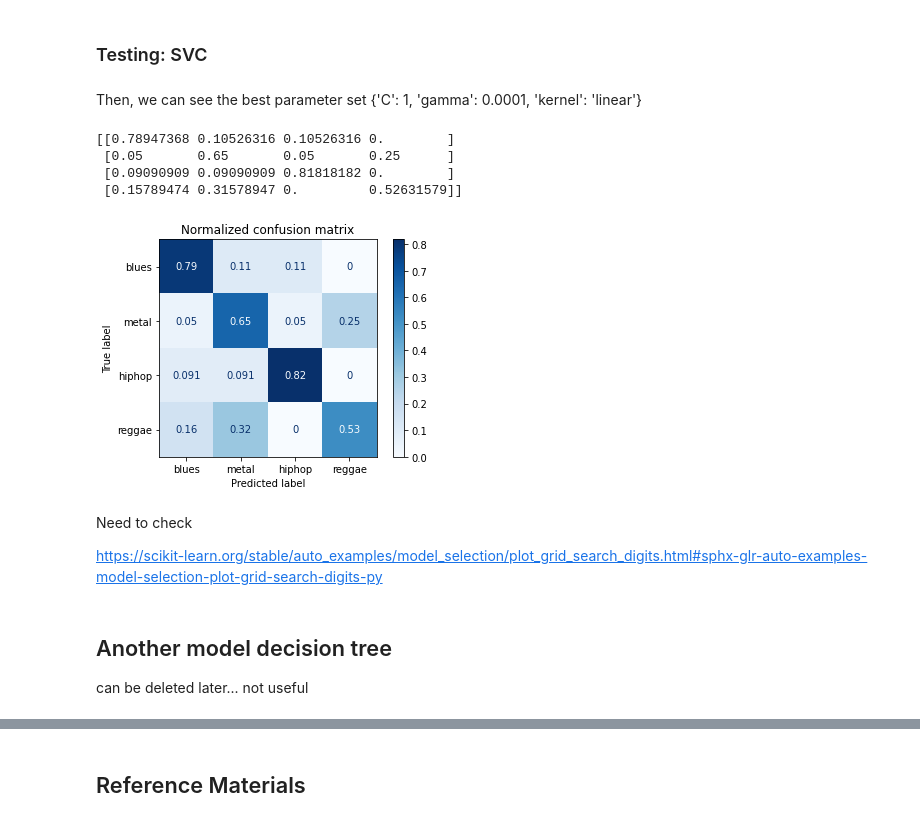
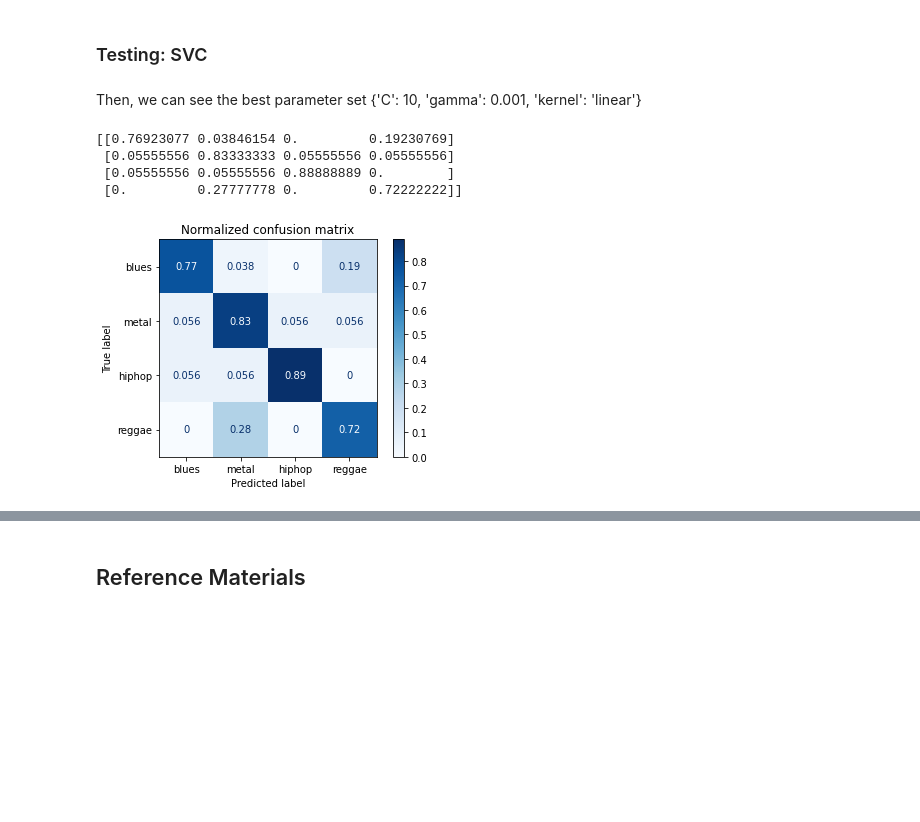
Before and after one commit to yilin10/MusicalGenreClassification, a Jupyter notebook: Assignment1.ipynb, the cells around one changed output, grey strips where cells are left out. Saved outputs shown, nothing was run; the diff lists cells and outputs as text; code cells hidden in the pictures; blank space fills up the shorter version.

```diff
--- a/Assignment1.ipynb
+++ b/Assignment1.ipynb
@@ -268,20 +261,0 @@ for each in genre_analysis_list:
-# %%
-# plot
-for each in genre_analysis_list:
-    figure = plt.figure(figsize=(16, 6))
-    plt.subplot(1,2,1)
-    plt.imshow(show_mfcc_dict[each], origin='lower', aspect='auto')
-    plt.xlabel('Time')
-    plt.ylabel('MFCC coefficients')
-    plt.title('MFCC (coefficients 0 to 13) for: Genre {}'.format(each))
-    plt.colorbar()
-    plt.tight_layout()
-
-    mfcc_upper = show_mfcc_dict[each][4:]
-    plt.subplot(1,2,2)
-    plt.imshow(mfcc_upper, origin='lower', aspect='auto')
-    plt.title('MFCC (coefficients 4 to 13) for: Genre {}'.format(each))
-    plt.xlabel('Time')
-    plt.ylabel('MFCC coefficients')
-    plt.colorbar()
-    plt.tight_layout()
@@ -580,0 +545,4 @@ features_value
+# %%
+#import sklearn.preprocessing as preprocessing
+features_rescaled = pd.DataFrame(preprocessing.scale(features_value), columns=features_value.columns, index=features_value.index)
+features_rescaled.to_csv('./re_features.csv',sep = '\t', index = False)
@@ -684,7 +666,7 @@ So we can use  **sklearn.feature_selection module** to check some useless featur
 # %%
 from sklearn.feature_selection import VarianceThreshold
 # Remove features with low variance
-X_t1 = features_value
+X_t1 = features_rescaled
 
 sel = VarianceThreshold(threshold=(.8 * (1 - .8)))
 X_del_useless_feature = sel.fit_transform(X_t1)
@@ -898,7 +876,7 @@ Check the result
 ### Testing: KNN
 So we can use the best parameter for training
 # %%
-kClassifier = neighbors.KNeighborsClassifier(n_neighbors=7, weights = 'distance',p =1)
+kClassifier = neighbors.KNeighborsClassifier(n_neighbors=5, weights = 'distance',p =2)
 kClassifier.fit(X_train,y_train)
 
 predictedTestLabels = kClassifier.predict(X_test)
@@ -1029,33 +1005,26 @@ weighted avg       0.70      0.70      0.70        80
 ### Testing: SVC
 # %% [markdown]
 Then, we can see the best parameter set
-{'C': 1, 'gamma': 0.0001, 'kernel': 'linear'}
+{'C': 10, 'gamma': 0.001, 'kernel': 'linear'}
 # %%
 from sklearn.metrics import plot_confusion_matrix
 # plot confusion matrix
 title = "Normalized confusion matrix"
-clf = svm.SVC(C=1.0,kernel ='linear')
+clf = svm.SVC(C=1000.0,kernel ='rbf',gamma= 0.0001,)
 clf.fit(X, Y)
 disp = plot_confusion_matrix(clf,X_test, y_test,
                                  display_labels=genre_analysis_list, # genre names list
                                  cmap=plt.cm.Blues,
                                  normalize='true')
 disp.ax_.set_title(title)
 
 print()
 print(disp.confusion_matrix)
 
 plt.show()
 # %% [output]
-[[0.78947368 0.10526316 0.10526316 0.        ]
- [0.05       0.65       0.05       0.25      ]
- [0.09090909 0.09090909 0.81818182 0.        ]
- [0.15789474 0.31578947 0.         0.52631579]]
+[[0.76923077 0.03846154 0.         0.19230769]
+ [0.05555556 0.83333333 0.05555556 0.05555556]
+ [0.05555556 0.05555556 0.88888889 0.        ]
+ [0.         0.27777778 0.         0.72222222]]
-[figure, old version]
+[figure, new version]
-# %% [markdown]
-Need to check
-
-https://scikit-learn.org/stable/auto_examples/model_selection/plot_grid_search_digits.html#sphx-glr-auto-examples-model-selection-plot-grid-search-digits-py
-# %% [markdown]
-## Another model decision tree
-can be deleted later... not useful
```
Also changed, not shown: parts of 44 cells of this notebook.
